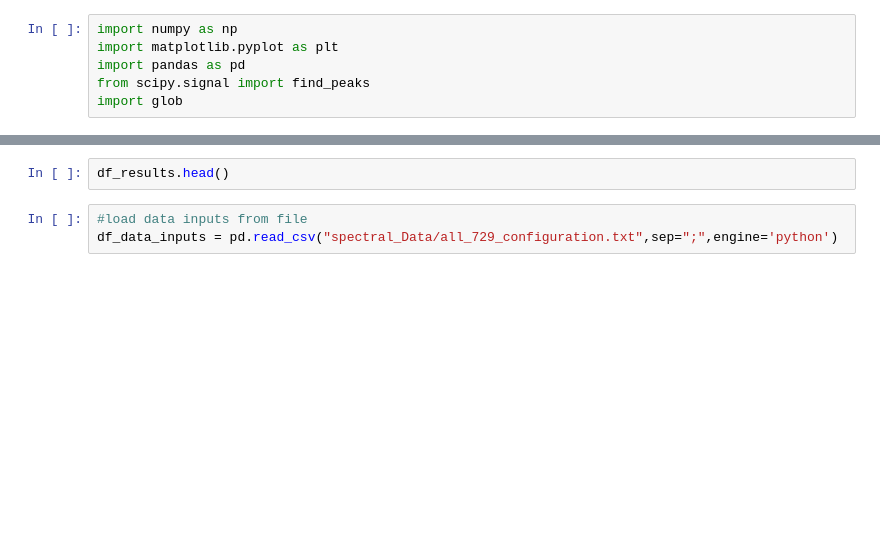
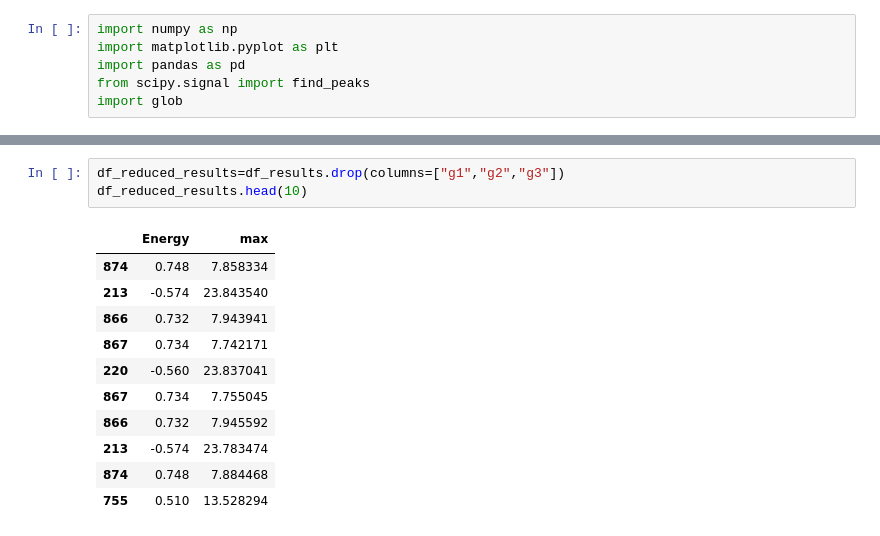
Before and after one commit to GwydionJon/EN_learn, a Jupyter notebook: Read_Spectrum_V2.ipynb, the cells around one changed output, grey strips where cells are left out. Saved outputs shown, nothing was run; the diff lists cells and outputs as text; blank space fills up the shorter version.

```diff
--- a/Read_Spectrum_V2.ipynb
+++ b/Read_Spectrum_V2.ipynb
@@ -56,5 +75,15 @@ print(min(test_list_num_peaks))
-# %%
-df_results.head()
-# %%
-#load data inputs from file
-df_data_inputs = pd.read_csv("spectral_Data/all_729_configuration.txt",sep=";",engine='python')
+# %%
+df_reduced_results=df_results.drop(columns=["g1","g2","g3"])
+df_reduced_results.head(10)
+# %% [output]
+|  | Energy | max |
+| 874 | 0.748 | 7.858334 |
+| 213 | -0.574 | 23.843540 |
+| 866 | 0.732 | 7.943941 |
+| 867 | 0.734 | 7.742171 |
+| 220 | -0.560 | 23.837041 |
+| 867 | 0.734 | 7.755045 |
+| 866 | 0.732 | 7.945592 |
+| 213 | -0.574 | 23.783474 |
+| 874 | 0.748 | 7.884468 |
+| 755 | 0.510 | 13.528294 |
```
Also changed, not shown: parts of 7 cells of this notebook, 6 other files.
